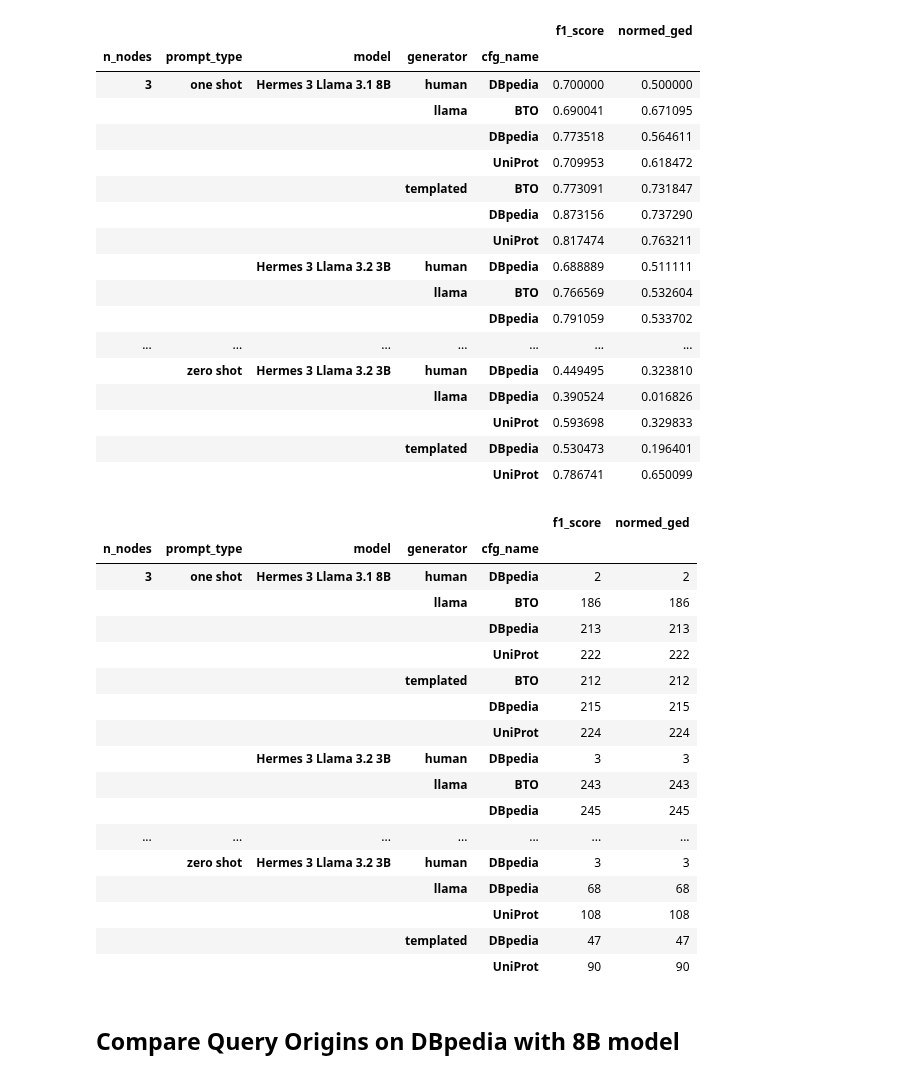
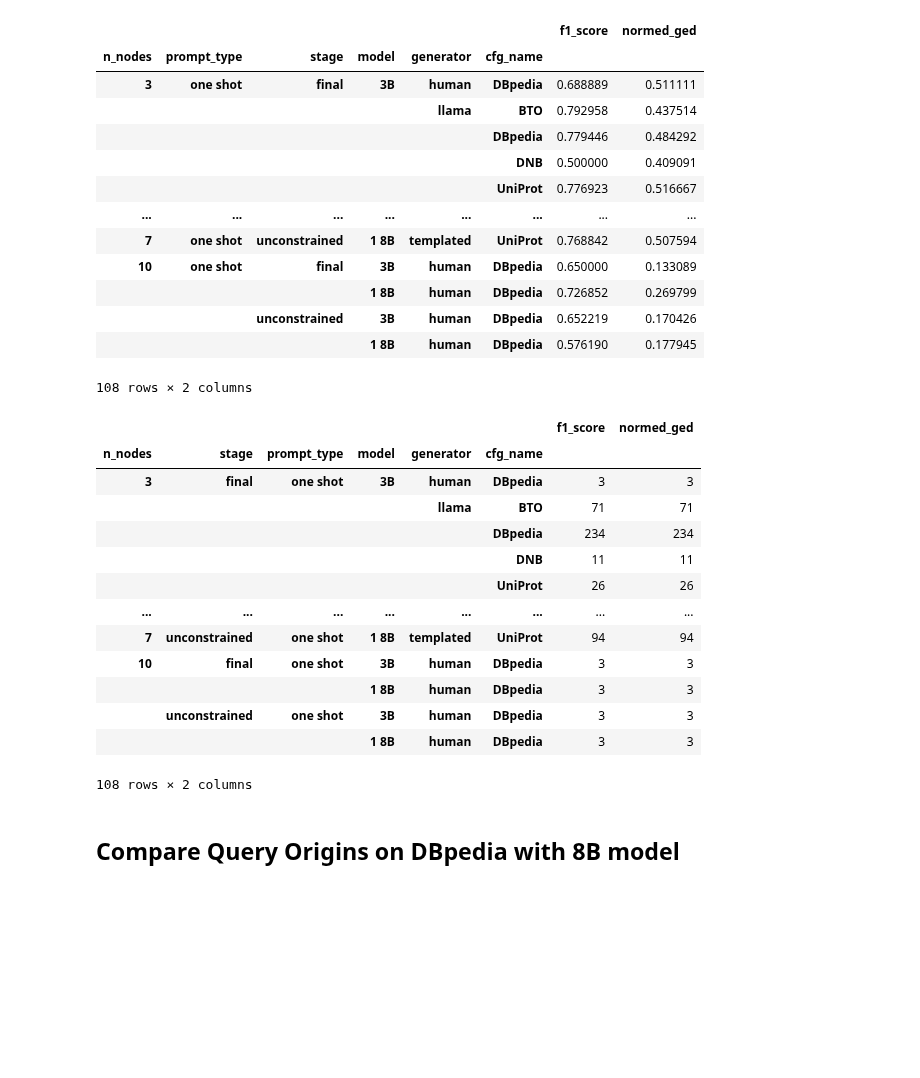
Before and after one commit to hereditary-eu/OnSET, a Jupyter notebook: exploration/querying/result-parse.ipynb, the cells around one changed output. Saved outputs shown, nothing was run; the diff lists cells and outputs as text; code cells hidden in the pictures; blank space fills up the shorter version.

```diff
--- a/exploration/querying/result-parse.ipynb
+++ b/exploration/querying/result-parse.ipynb
@@ -116,53 +118,45 @@ df["erl_graph"] = df["erl_loaded"].apply(graph_from_erl)
 #     lambda x: (len(x.nodes) + len(x.nodes))
 # )
 # %%
-means = df_clean.groupby(["n_nodes", "prompt_type", "model", "generator", "cfg_name"])[
-    ["f1_score", "normed_ged"]
-].mean()
-counts = df_clean.groupby(["n_nodes", "prompt_type", "model", "generator", "cfg_name"])[
-    ["f1_score", "normed_ged"]
-].count()
+means = df_clean.groupby(
+    ["n_nodes", "prompt_type", "stage", "model", "generator", "cfg_name"]
+)[["f1_score", "normed_ged"]].mean()
+counts = df_clean.groupby(
+    ["n_nodes", "stage", "prompt_type", "model", "generator", "cfg_name"]
+)[["f1_score", "normed_ged"]].count()
 means
 # %% [output]
-|  |  |  |  |  | f1_score | normed_ged |
-| n_nodes | prompt_type | model | generator | cfg_name |  |  |
-| 3 | one shot | Hermes 3 Llama 3.1 8B | human | DBpedia | 0.700000 | 0.500000 |
-|  |  |  | llama | BTO | 0.690041 | 0.671095 |
-|  |  |  |  | DBpedia | 0.773518 | 0.564611 |
-|  |  |  |  | UniProt | 0.709953 | 0.618472 |
-|  |  |  | templated | BTO | 0.773091 | 0.731847 |
-|  |  |  |  | DBpedia | 0.873156 | 0.737290 |
-|  |  |  |  | UniProt | 0.817474 | 0.763211 |
-|  |  | Hermes 3 Llama 3.2 3B | human | DBpedia | 0.688889 | 0.511111 |
-|  |  |  | llama | BTO | 0.766569 | 0.532604 |
-|  |  |  |  | DBpedia | 0.791059 | 0.533702 |
-| ... | ... | ... | ... | ... | ... | ... |
-|  | zero shot | Hermes 3 Llama 3.2 3B | human | DBpedia | 0.449495 | 0.323810 |
-|  |  |  | llama | DBpedia | 0.390524 | 0.016826 |
-|  |  |  |  | UniProt | 0.593698 | 0.329833 |
-|  |  |  | templated | DBpedia | 0.530473 | 0.196401 |
-|  |  |  |  | UniProt | 0.786741 | 0.650099 |
+|  |  |  |  |  |  | f1_score | normed_ged |
+| n_nodes | prompt_type | stage | model | generator | cfg_name |  |  |
+| 3 | one shot | final | 3B | human | DBpedia | 0.688889 | 0.511111 |
+|  |  |  |  | llama | BTO | 0.792958 | 0.437514 |
+|  |  |  |  |  | DBpedia | 0.779446 | 0.484292 |
+|  |  |  |  |  | DNB | 0.500000 | 0.409091 |
+|  |  |  |  |  | UniProt | 0.776923 | 0.516667 |
+| ... | ... | ... | ... | ... | ... | ... | ... |
+| 7 | one shot | unconstrained | 1 8B | templated | UniProt | 0.768842 | 0.507594 |
+| 10 | one shot | final | 3B | human | DBpedia | 0.650000 | 0.133089 |
+|  |  |  | 1 8B | human | DBpedia | 0.726852 | 0.269799 |
+|  |  | unconstrained | 3B | human | DBpedia | 0.652219 | 0.170426 |
+|  |  |  | 1 8B | human | DBpedia | 0.576190 | 0.177945 |
+108 rows × 2 columns
 # %%
 counts
 # %% [output]
-|  |  |  |  |  | f1_score | normed_ged |
-| n_nodes | prompt_type | model | generator | cfg_name |  |  |
-| 3 | one shot | Hermes 3 Llama 3.1 8B | human | DBpedia | 2 | 2 |
-|  |  |  | llama | BTO | 186 | 186 |
-|  |  |  |  | DBpedia | 213 | 213 |
-|  |  |  |  | UniProt | 222 | 222 |
-|  |  |  | templated | BTO | 212 | 212 |
-|  |  |  |  | DBpedia | 215 | 215 |
-|  |  |  |  | UniProt | 224 | 224 |
-|  |  | Hermes 3 Llama 3.2 3B | human | DBpedia | 3 | 3 |
-|  |  |  | llama | BTO | 243 | 243 |
-|  |  |  |  | DBpedia | 245 | 245 |
-| ... | ... | ... | ... | ... | ... | ... |
-|  | zero shot | Hermes 3 Llama 3.2 3B | human | DBpedia | 3 | 3 |
-|  |  |  | llama | DBpedia | 68 | 68 |
-|  |  |  |  | UniProt | 108 | 108 |
-|  |  |  | templated | DBpedia | 47 | 47 |
-|  |  |  |  | UniProt | 90 | 90 |
+|  |  |  |  |  |  | f1_score | normed_ged |
+| n_nodes | stage | prompt_type | model | generator | cfg_name |  |  |
+| 3 | final | one shot | 3B | human | DBpedia | 3 | 3 |
+|  |  |  |  | llama | BTO | 71 | 71 |
+|  |  |  |  |  | DBpedia | 234 | 234 |
+|  |  |  |  |  | DNB | 11 | 11 |
+|  |  |  |  |  | UniProt | 26 | 26 |
+| ... | ... | ... | ... | ... | ... | ... | ... |
+| 7 | unconstrained | one shot | 1 8B | templated | UniProt | 94 | 94 |
+| 10 | final | one shot | 3B | human | DBpedia | 3 | 3 |
+|  |  |  | 1 8B | human | DBpedia | 3 | 3 |
+|  | unconstrained | one shot | 3B | human | DBpedia | 3 | 3 |
+|  |  |  | 1 8B | human | DBpedia | 3 | 3 |
+108 rows × 2 columns
 # %%
 column_map = {
     "f1_score": "$F_1$",
```
Also changed, not shown: parts of 11 cells of this notebook, 23 other files.
